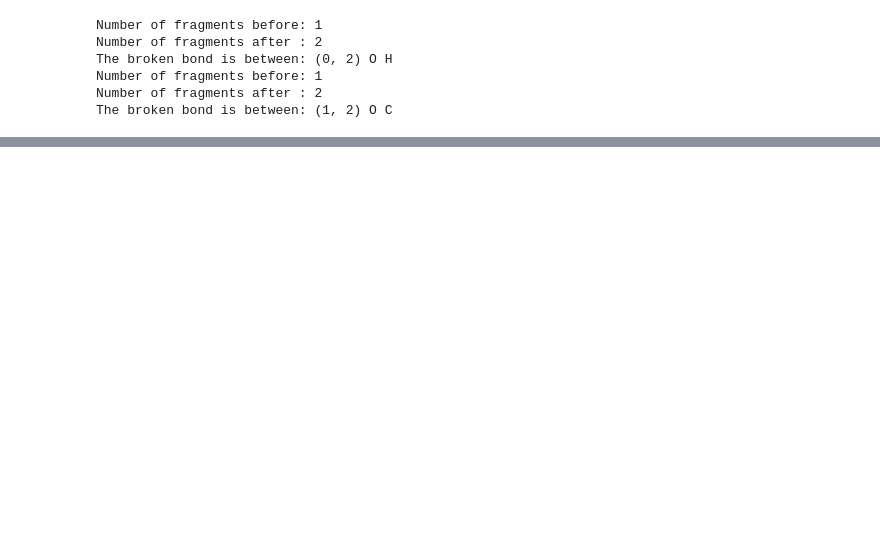
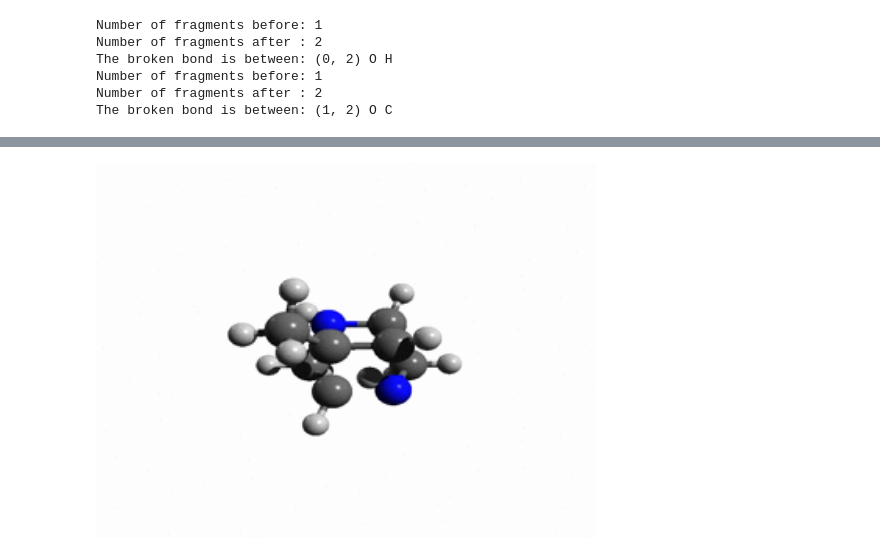
Before and after one commit to wadejong/MetAtlas, a Jupyter notebook: molecular-graph-example.ipynb, the cells around one changed output, grey strips where cells are left out. Cells and saved outputs as stored; diff of their text form; code cells hidden in the pictures; blank space fills up the shorter version.

```diff
--- a/molecular-graph-example.ipynb
+++ b/molecular-graph-example.ipynb
@@ -73,0 +133,17 @@ The broken bond is between: (1, 2) O C
+# %%
+with open(tmpdir+'parent.pickle', 'rb') as handle:
+    parent = pickle.load(handle)
+
+with open(tmpdir+'children.pickle', 'rb') as handle:
+    children = pickle.load(handle)
+
+child0 = children[0]
+atoms = [a[0] for a in child0['atom_list']]
+coords = child0['coords']
+
+# print(len(coords))
+# g = GraphPlots(atoms, coords)
+
+child1 = children[1]
+atoms = [a[0] for a in child1['atom_list']]
+coords = child1['coords']
@@ -73,0 +155,5 @@ The broken bond is between: (1, 2) O C
+# %%
+g = GraphPlots(atoms, coords)
+with open(tmpdir+"mol-5532-child1.gif",'rb') as f:
+    display(Image(data=f.read(), format='png', width=500, height=500))
+# %% [output]
@@ -73,0 +162 @@ The broken bond is between: (1, 2) O C
+[figure, added]
```
Also changed, not shown: parts of 9 cells of this notebook, 1 other file.
